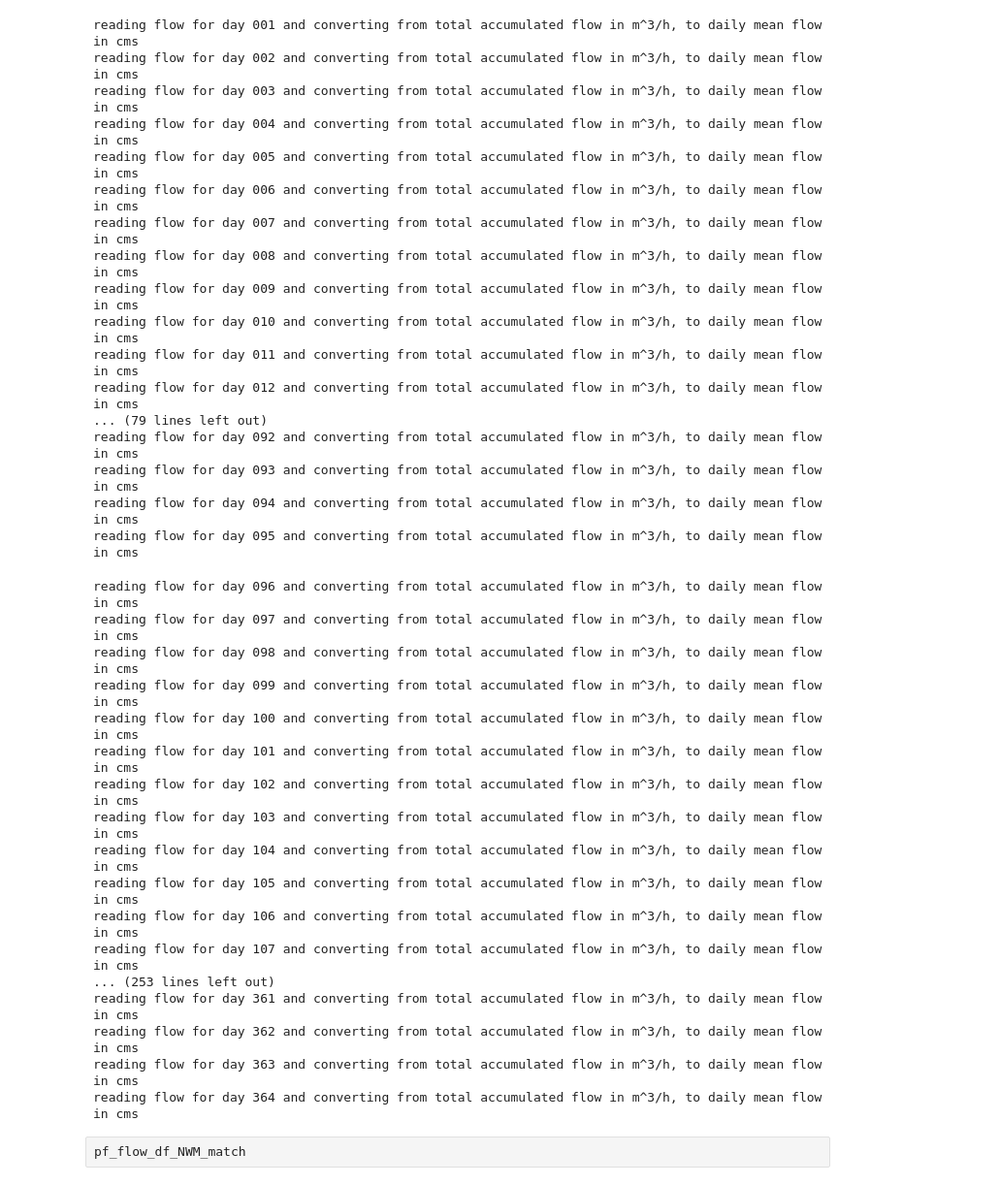
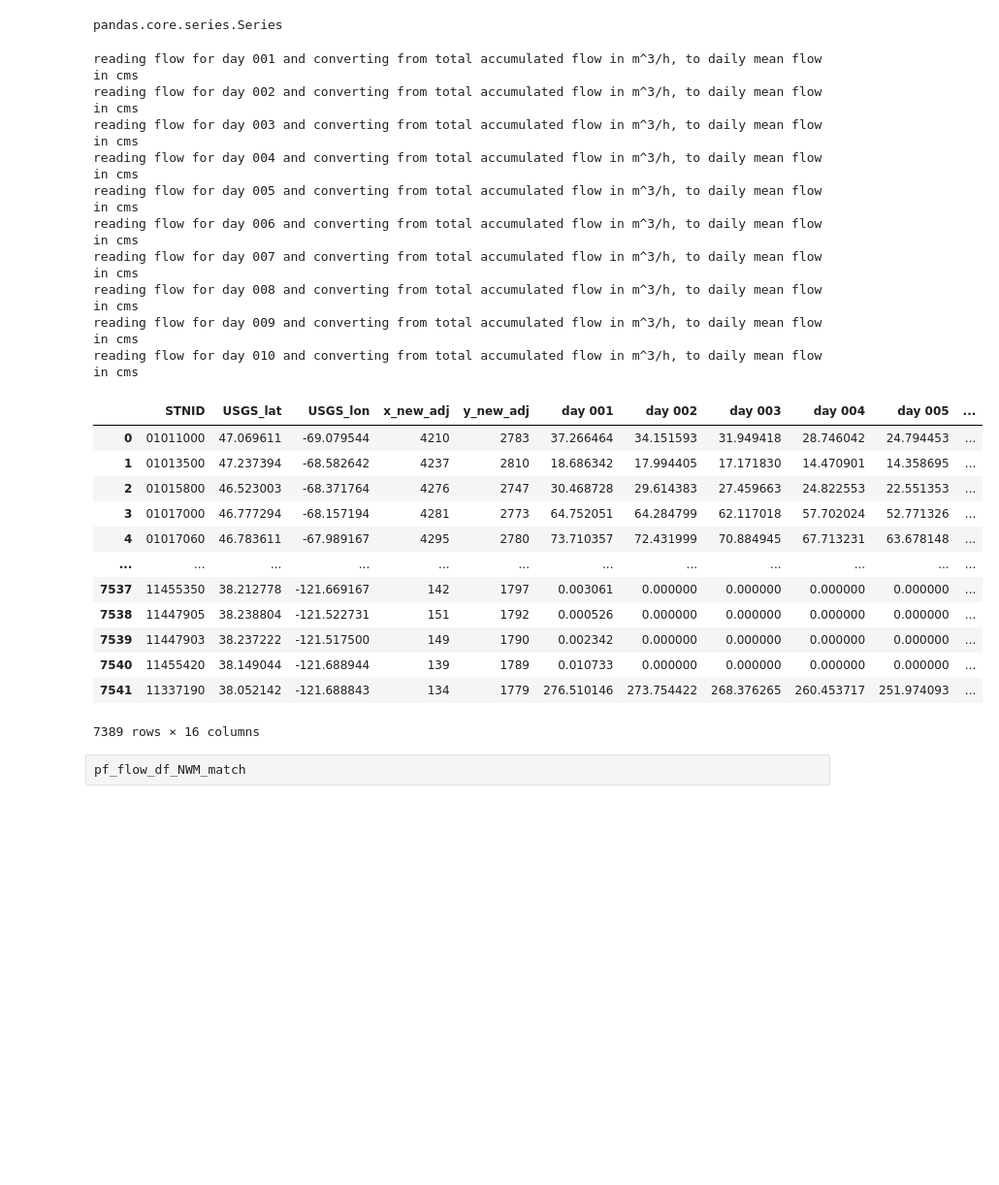
Before and after one commit to danielletijerina/PFCONUS2-analysis, a Jupyter notebook: scripts/Validation/Streamflow/1_Organize_Streamflow-old.ipynb, the cells around one changed output. Shown: that part at 97% size. Drawn from its saved outputs; the diff is of its cells as text; code cells hidden in the pictures; blank space fills up the shorter version.

```diff
--- a/scripts/Validation/Streamflow/1_Organize_Streamflow-old.ipynb
+++ b/scripts/Validation/Streamflow/1_Organize_Streamflow-old.ipynb
@@ -35,21 +35,21 @@ metadata_file = 'Streamflow_USGS_obs_metadata_daily_avg_WY2003.csv' #csv of USGS
 
 # need to change water year and number of days
 water_year = 2003
-no_days = 364
+no_days = 10
 
-# ### check gage locations for daily flow
-# NWM_gage_csv = pd.read_csv('/glade/p/univ/ucsm0002/CONUS2/domain_files/NWM_Gage_Adjustments_final.csv')
+### check gage locations for daily flow
+NWM_gage_csv = pd.read_csv('/glade/p/univ/ucsm0002/CONUS2/domain_files/NWM_Gage_Adjustments_final.csv')
 
 
-# ### set up pandas dataframe of gage ID, lat/long, CONUS2 x and y indices ###
-# pf_flow_df = pd.DataFrame(columns = ['STNID', 'USGS_lat', 'USGS_lon', 'x_new_adj', 'y_new_adj'])
-# pf_flow_df['STNID'] = NWM_gage_csv['STNID'].astype(int)
-# pf_flow_df['USGS_lat'] = NWM_gage_csv['USGS_lat']
-# pf_flow_df['USGS_lon'] = NWM_gage_csv['USGS_lon']
-# pf_flow_df['x_new_adj'] = NWM_gage_csv['x_new_adj']
-# pf_flow_df['y_new_adj'] = NWM_gage_csv['y_new_adj']
+### set up pandas dataframe of gage ID, lat/long, CONUS2 x and y indices ###
+pf_flow_df = pd.DataFrame(columns = ['STNID', 'USGS_lat', 'USGS_lon', 'x_new_adj', 'y_new_adj'])
+pf_flow_df['STNID'] = NWM_gage_csv['STNID'].astype(int)
+pf_flow_df['USGS_lat'] = NWM_gage_csv['USGS_lat']
+pf_flow_df['USGS_lon'] = NWM_gage_csv['USGS_lon']
+pf_flow_df['x_new_adj'] = NWM_gage_csv['x_new_adj']
+pf_flow_df['y_new_adj'] = NWM_gage_csv['y_new_adj']
 
-# # add leading zeros to USGS gages
-# pf_flow_df['STNID'] = pf_flow_df['STNID'].astype('str').str.zfill(8)
+# add leading zeros to USGS gages
+pf_flow_df['STNID'] = pf_flow_df['STNID'].astype('str').str.zfill(8)
 
-# pf_flow_df
+pf_flow_df
@@ -108,13 +70,14 @@ Length: 6101, dtype: float64
-# %%
-### set up pandas dataframe with gage id and dates for PFCONUS2 flow
-pf_flow_df = pd.DataFrame(index = obs_data.index, columns = obs_data.columns)
+# %%
+type(pf_flow_df['x_new_adj'])
+# %% [output]
+pandas.core.series.Series
 # %%
 ### READ STREAMFLOW PFBs ###
 # Read in CONUS2 daily streamflow PFBs and save as df in flow_df, convert to total accumulated in m^3/h to mean daily in cms
 for i in range(no_days):
     step = str(int(i+1)).rjust(3, '0')
     pf_flow_pfb = np.squeeze(read_pfb(f'{directory_out}/flow.2003.daily.{step}.pfb'))
-    pf_flow_df[f'day {step}'] = pf_flow_pfb[metadata['conus2_y'],metadata['conus2_x']]/3600/24 # CONVERT FROM m^3/h to cms AND from daily accumulated to daily mean
+    pf_flow_df[f'day {step}'] = pf_flow_pfb[pf_flow_df['y_new_adj'],pf_flow_df['x_new_adj']]/3600/24 # CONVERT FROM m^3/h to cms AND from daily accumulated to daily mean
     print(f'reading flow for day {step} and converting from total accumulated flow in m^3/h, to daily mean flow in cms')
 
 
@@ -138,30 +101,22 @@ reading flow for day 007 and converting from total accumulated flow in m^3/h, to
 reading flow for day 008 and converting from total accumulated flow in m^3/h, to daily mean flow in cms
 reading flow for day 009 and converting from total accumulated flow in m^3/h, to daily mean flow in cms
 reading flow for day 010 and converting from total accumulated flow in m^3/h, to daily mean flow in cms
-reading flow for day 011 and converting from total accumulated flow in m^3/h, to daily mean flow in cms
-reading flow for day 012 and converting from total accumulated flow in m^3/h, to daily mean flow in cms
-... (79 lines left out)
-reading flow for day 092 and converting from total accumulated flow in m^3/h, to daily mean flow in cms
-reading flow for day 093 and converting from total accumulated flow in m^3/h, to daily mean flow in cms
-reading flow for day 094 and converting from total accumulated flow in m^3/h, to daily mean flow in cms
-reading flow for day 095 and converting from total accumulated flow in m^3/h, to daily mean flow in cms
-reading flow for day 096 and converting from total accumulated flow in m^3/h, to daily mean flow in cms
-reading flow for day 097 and converting from total accumulated flow in m^3/h, to daily mean flow in cms
-reading flow for day 098 and converting from total accumulated flow in m^3/h, to daily mean flow in cms
-reading flow for day 099 and converting from total accumulated flow in m^3/h, to daily mean flow in cms
-reading flow for day 100 and converting from total accumulated flow in m^3/h, to daily mean flow in cms
-reading flow for day 101 and converting from total accumulated flow in m^3/h, to daily mean flow in cms
-reading flow for day 102 and converting from total accumulated flow in m^3/h, to daily mean flow in cms
-reading flow for day 103 and converting from total accumulated flow in m^3/h, to daily mean flow in cms
-reading flow for day 104 and converting from total accumulated flow in m^3/h, to daily mean flow in cms
-reading flow for day 105 and converting from total accumulated flow in m^3/h, to daily mean flow in cms
-reading flow for day 106 and converting from total accumulated flow in m^3/h, to daily mean flow in cms
-reading flow for day 107 and converting from total accumulated flow in m^3/h, to daily mean flow in cms
-... (253 lines left out)
-reading flow for day 361 and converting from total accumulated flow in m^3/h, to daily mean flow in cms
-reading flow for day 362 and converting from total accumulated flow in m^3/h, to daily mean flow in cms
-reading flow for day 363 and converting from total accumulated flow in m^3/h, to daily mean flow in cms
-reading flow for day 364 and converting from total accumulated flow in m^3/h, to daily mean flow in cms
+# %%
+pf_flow_df_NWM_match
+# %% [output]
+|  | STNID | USGS_lat | USGS_lon | x_new_adj | y_new_adj | day 001 | day 002 | day 003 | day 004 | day 005 | ... |
+| 0 | 01011000 | 47.069611 | -69.079544 | 4210 | 2783 | 37.266464 | 34.151593 | 31.949418 | 28.746042 | 24.794453 | ... |
+| 1 | 01013500 | 47.237394 | -68.582642 | 4237 | 2810 | 18.686342 | 17.994405 | 17.171830 | 14.470901 | 14.358695 | ... |
+| 2 | 01015800 | 46.523003 | -68.371764 | 4276 | 2747 | 30.468728 | 29.614383 | 27.459663 | 24.822553 | 22.551353 | ... |
+| 3 | 01017000 | 46.777294 | -68.157194 | 4281 | 2773 | 64.752051 | 64.284799 | 62.117018 | 57.702024 | 52.771326 | ... |
+| 4 | 01017060 | 46.783611 | -67.989167 | 4295 | 2780 | 73.710357 | 72.431999 | 70.884945 | 67.713231 | 63.678148 | ... |
+| ... | ... | ... | ... | ... | ... | ... | ... | ... | ... | ... | ... |
+| 7537 | 11455350 | 38.212778 | -121.669167 | 142 | 1797 | 0.003061 | 0.000000 | 0.000000 | 0.000000 | 0.000000 | ... |
+| 7538 | 11447905 | 38.238804 | -121.522731 | 151 | 1792 | 0.000526 | 0.000000 | 0.000000 | 0.000000 | 0.000000 | ... |
+| 7539 | 11447903 | 38.237222 | -121.517500 | 149 | 1790 | 0.002342 | 0.000000 | 0.000000 | 0.000000 | 0.000000 | ... |
+| 7540 | 11455420 | 38.149044 | -121.688944 | 139 | 1789 | 0.010733 | 0.000000 | 0.000000 | 0.000000 | 0.000000 | ... |
+| 7541 | 11337190 | 38.052142 | -121.688843 | 134 | 1779 | 276.510146 | 273.754422 | 268.376265 | 260.453717 | 251.974093 | ... |
+7389 rows × 16 columns
 # %% [raw]
 pf_flow_df_NWM_match
 # %%
```
Also changed, not shown: parts of 5 cells of this notebook, 9 other files.
